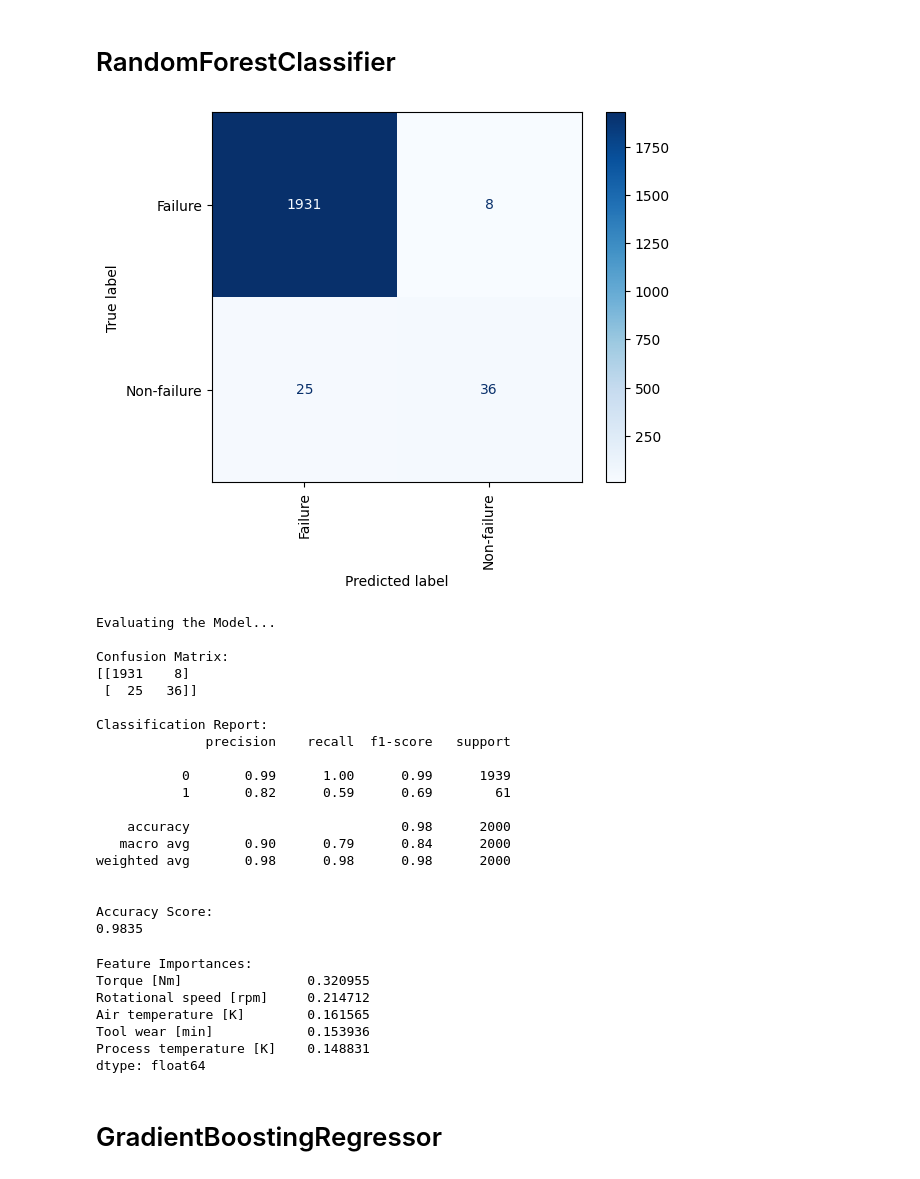
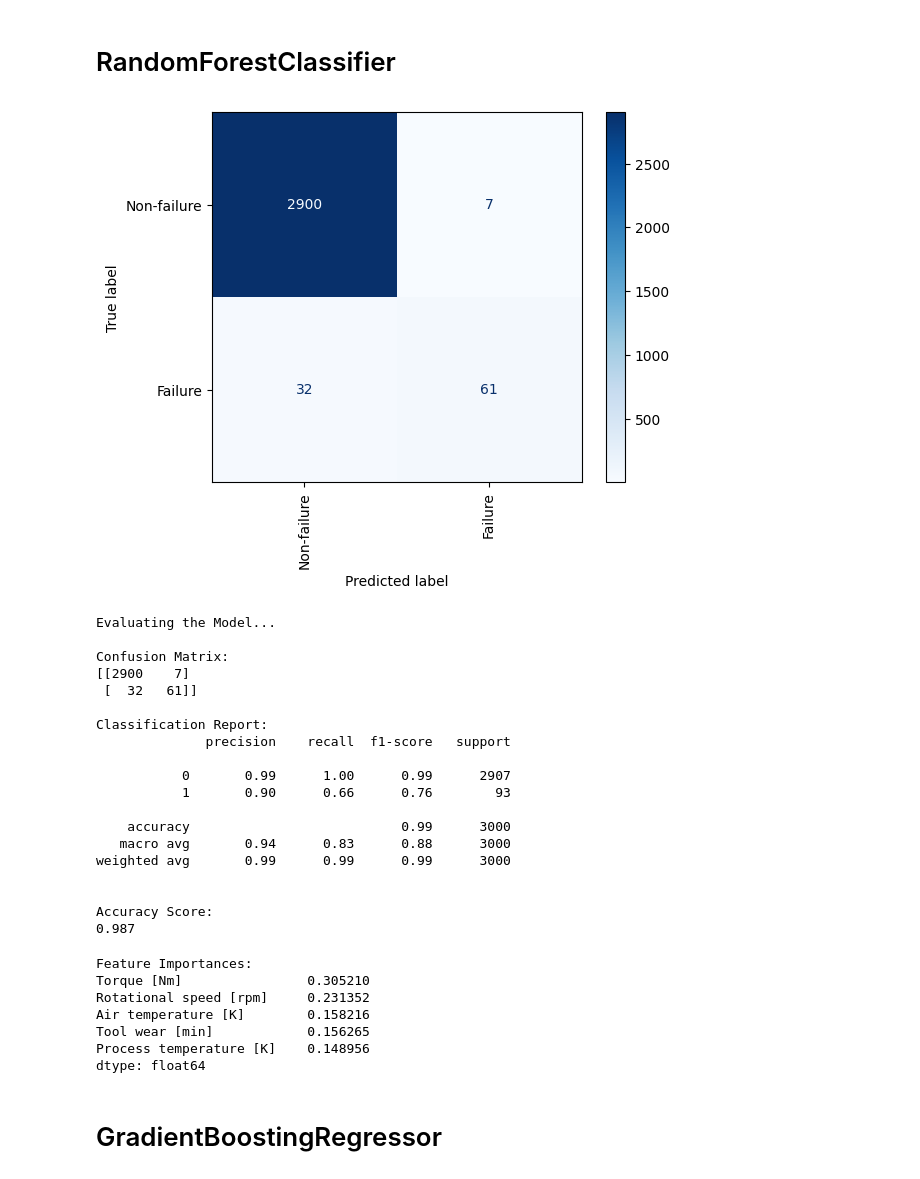
Before and after one commit to sPedersennn/AML-Exam-2024, a Jupyter notebook: exam.ipynb, the cells around one changed output. Drawn from its saved outputs; the diff is of its cells as text; code cells hidden in the pictures.

```diff
--- a/exam.ipynb
+++ b/exam.ipynb
@@ -57,7 +57,7 @@ x_scaled = scaler.fit_transform(x)
 # %%
 from sklearn.model_selection import train_test_split
 
-X_train, X_test, y_train, y_test = train_test_split(x_scaled, y, test_size=0.2, random_state=42)
+X_train, X_test, y_train, y_test = train_test_split(x, y, test_size=0.3, random_state=42)
 # %% [markdown]
 # RandomForestClassifier
 # %%
@@ -70,13 +70,13 @@ y_pred = rf_model.predict(X_test)
 # %%
 from sklearn.metrics import ConfusionMatrixDisplay as cmd
 
 sns.reset_orig()
 y_predicted = rf_model.predict(X_test) >= 1
-labels = ['Failure', 'Non-failure']
+labels = ['Non-failure','Failure']
 cmd.from_predictions(y_test, y_predicted, display_labels=labels, cmap='Blues', xticks_rotation='vertical')
 plt.show()
 # %% [output]
-[figure, old version]
+[figure, new version]
 # %%
 from sklearn.metrics import classification_report, confusion_matrix, accuracy_score
 
@@ -95,33 +95,33 @@ print(accuracy_score(y_test, y_pred))
 Evaluating the Model...
 
 Confusion Matrix:
-[[1931    8]
- [  25   36]]
+[[2900    7]
+ [  32   61]]
 
 Classification Report:
               precision    recall  f1-score   support
 
-           0       0.99      1.00      0.99      1939
-           1       0.82      0.59      0.69        61
+           0       0.99      1.00      0.99      2907
+           1       0.90      0.66      0.76        93
 
-    accuracy                           0.98      2000
-   macro avg       0.90      0.79      0.84      2000
-weighted avg       0.98      0.98      0.98      2000
+    accuracy                           0.99      3000
+   macro avg       0.94      0.83      0.88      3000
+weighted avg       0.99      0.99      0.99      3000
 
 
 Accuracy Score:
-0.9835
+0.987
 # %%
 print("\nFeature Importances:")
 importances = pd.Series(rf_model.feature_importances_, index=df.columns[:-1])
 print(importances.sort_values(ascending=False))
 # %% [output]
 Feature Importances:
-Torque [Nm]                0.320955
-Rotational speed [rpm]     0.214712
-Air temperature [K]        0.161565
-Tool wear [min]            0.153936
-Process temperature [K]    0.148831
+Torque [Nm]                0.305210
+Rotational speed [rpm]     0.231352
+Air temperature [K]        0.158216
+Tool wear [min]            0.156265
+Process temperature [K]    0.148956
 dtype: float64
 # %% [markdown]
 # GradientBoostingRegressor
```
Also changed, not shown: parts of 6 cells of this notebook.
